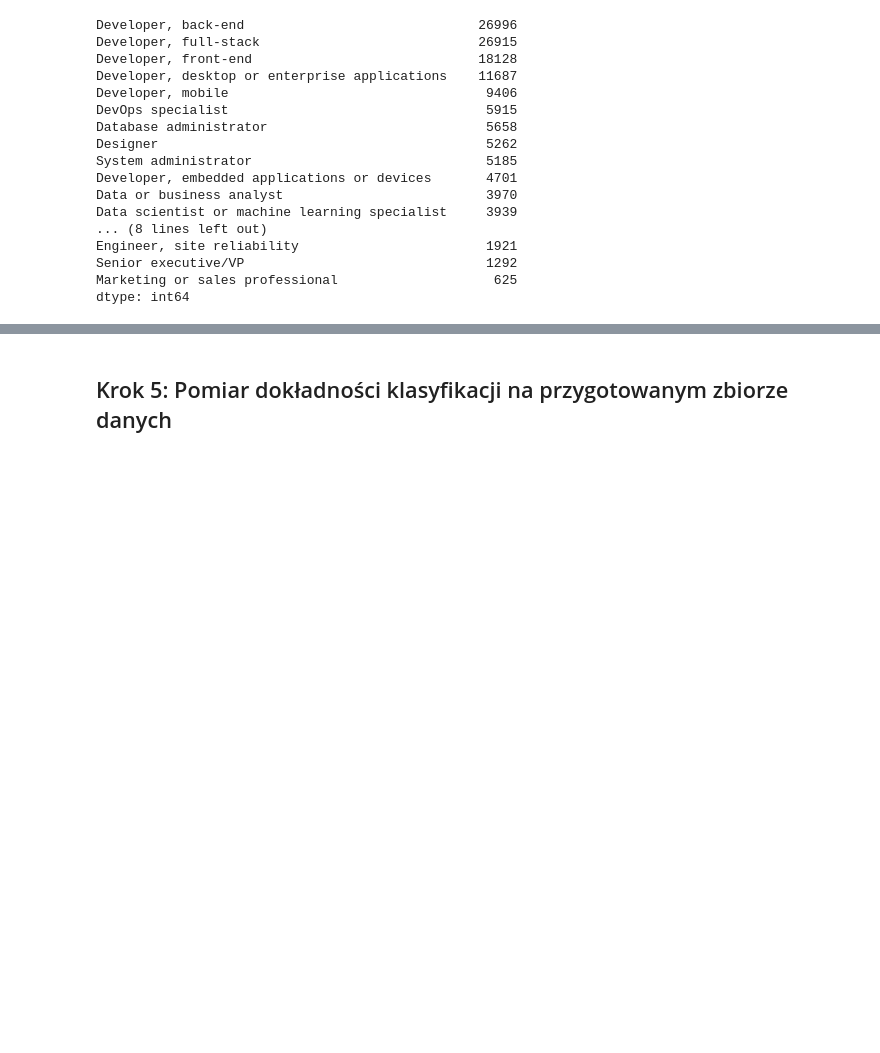
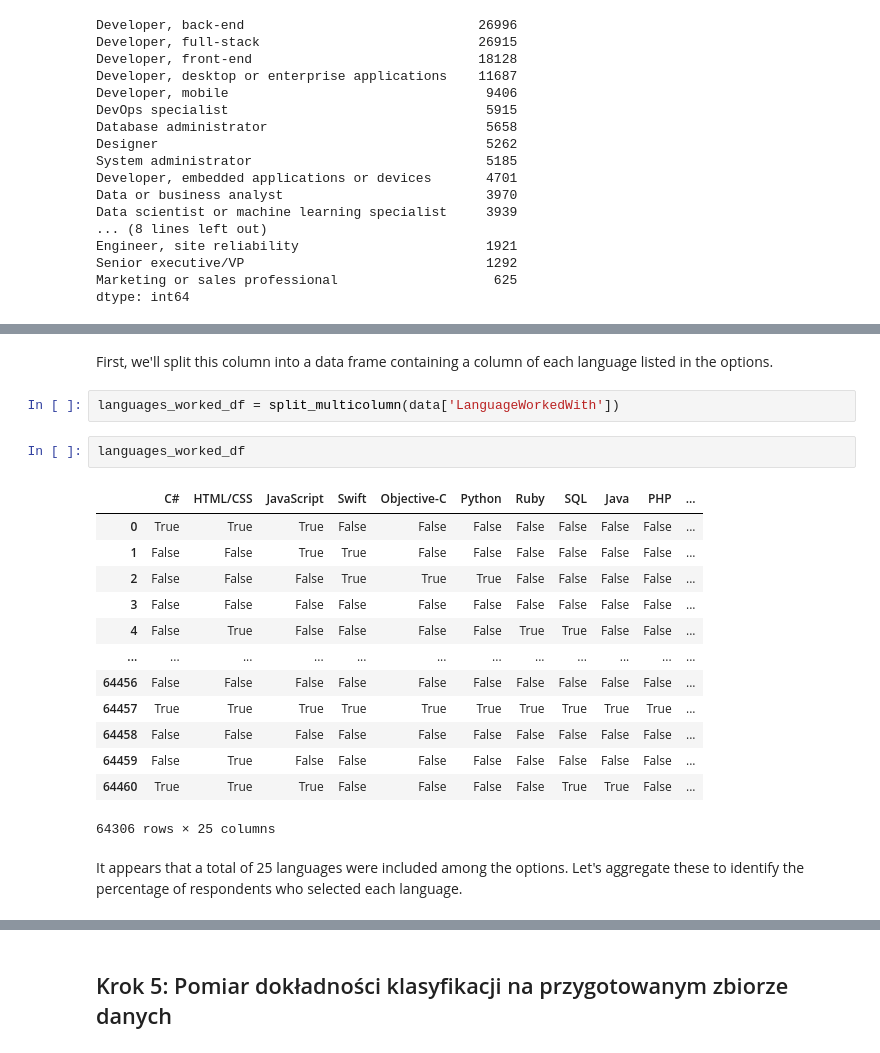
Before and after one commit to Tahimari/siwb_lab_4, a Jupyter notebook: stackoverflow_survey_data_analysis.ipynb, the cells around one changed output, grey strips where cells are left out. Saved outputs shown, nothing was run; the diff lists cells and outputs as text; blank space fills up the shorter version.

```diff
--- a/stackoverflow_survey_data_analysis.ipynb
+++ b/stackoverflow_survey_data_analysis.ipynb
@@ -692,0 +582,22 @@ data = data.drop(['Ticket'], axis=1)
+# %% [markdown]
+First, we'll split this column into a data frame containing a column of each language listed in the options.
+# %%
+languages_worked_df = split_multicolumn(data['LanguageWorkedWith'])
+# %%
+languages_worked_df
+# %% [output]
+|  | C# | HTML/CSS | JavaScript | Swift | Objective-C | Python | Ruby | SQL | Java | PHP | ... |
+| 0 | True | True | True | False | False | False | False | False | False | False | ... |
+| 1 | False | False | True | True | False | False | False | False | False | False | ... |
+| 2 | False | False | False | True | True | True | False | False | False | False | ... |
+| 3 | False | False | False | False | False | False | False | False | False | False | ... |
+| 4 | False | True | False | False | False | False | True | True | False | False | ... |
+| ... | ... | ... | ... | ... | ... | ... | ... | ... | ... | ... | ... |
+| 64456 | False | False | False | False | False | False | False | False | False | False | ... |
+| 64457 | True | True | True | True | True | True | True | True | True | True | ... |
+| 64458 | False | False | False | False | False | False | False | False | False | False | ... |
+| 64459 | False | True | False | False | False | False | False | False | False | False | ... |
+| 64460 | True | True | True | False | False | False | False | True | True | False | ... |
+64306 rows × 25 columns
+# %% [markdown]
+It appears that a total of 25 languages were included among the options. Let's aggregate these to identify the percentage of respondents who selected each language.
```
Also changed, not shown: parts of 61 cells of this notebook.
